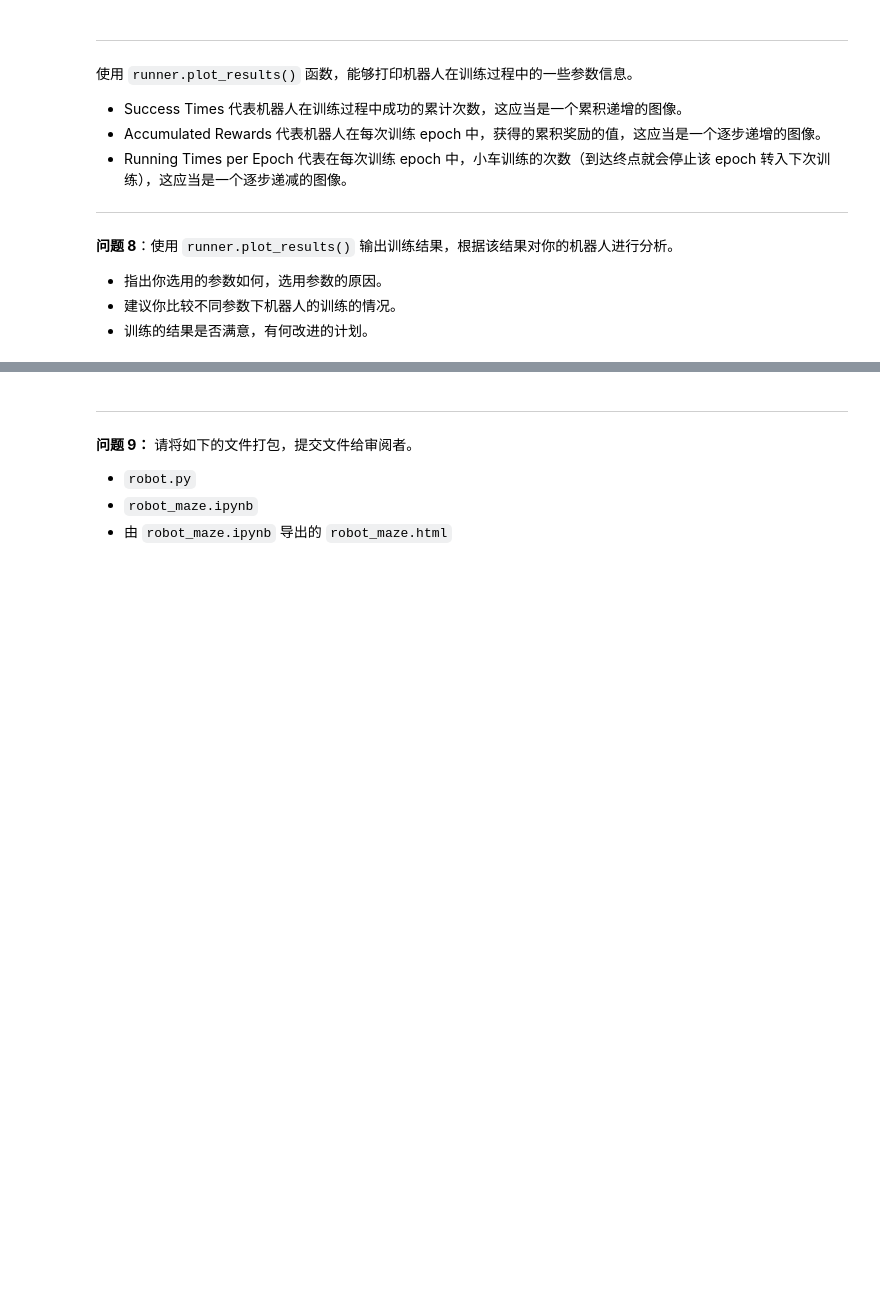
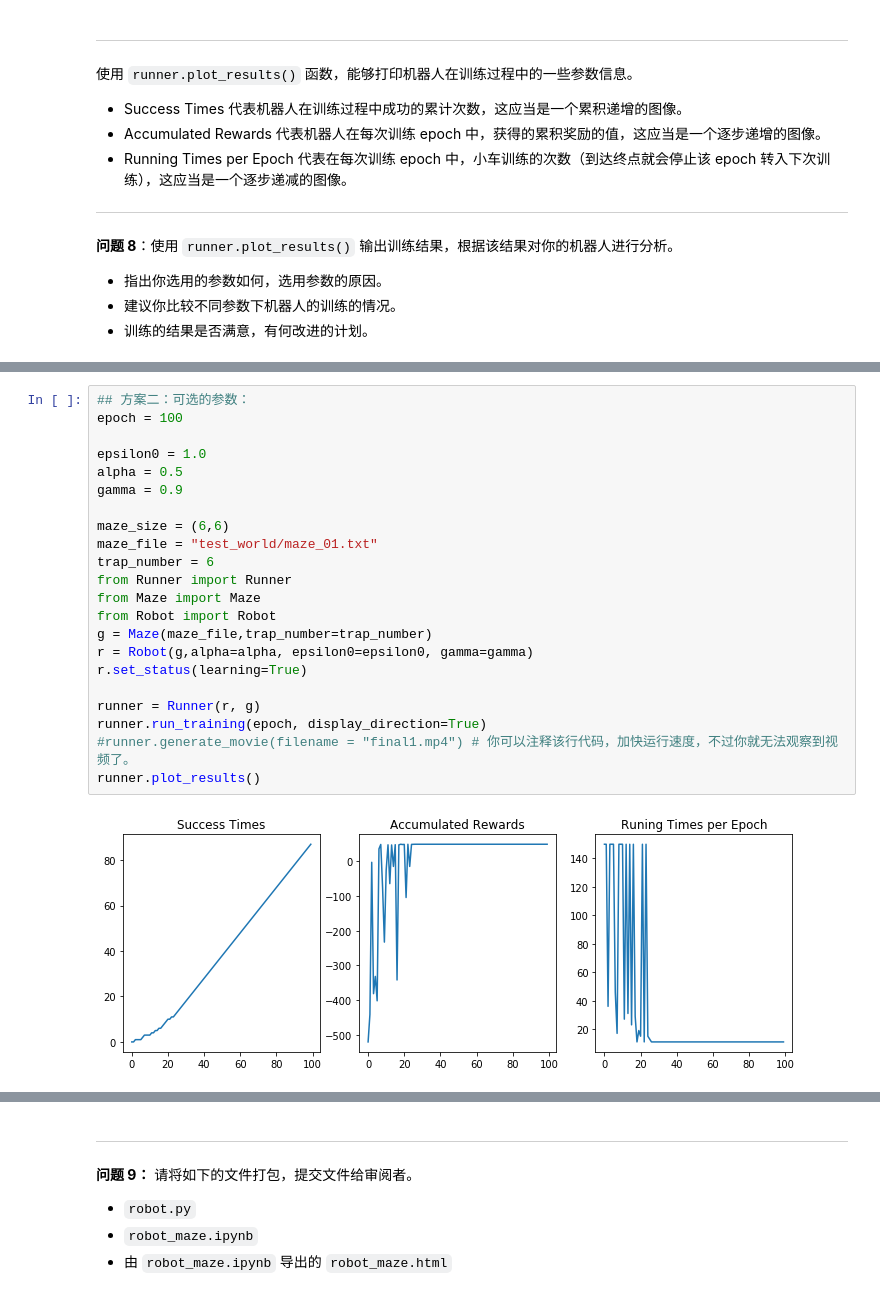
Before and after one commit to versun/udacity_projects, a Jupyter notebook: 2-机器学习工程师/E-强化学习/P5_MLND_CN_Reinforcement_Learning-master/robot_maze.ipynb, the cells around one changed output, grey strips where cells are left out. Saved outputs shown, nothing was run; the diff lists cells and outputs as text; blank space fills up the shorter version.

```diff
--- a/2-机器学习工程师/E-强化学习/P5_MLND_CN_Reinforcement_Learning-master/robot_maze.ipynb
+++ b/2-机器学习工程师/E-强化学习/P5_MLND_CN_Reinforcement_Learning-master/robot_maze.ipynb
@@ -275,0 +278,24 @@ runner.plot_results()
+# %%
+## 方案二：可选的参数：
+epoch = 100
+
+epsilon0 = 1.0
+alpha = 0.5
+gamma = 0.9
+
+maze_size = (6,6)
+maze_file = "test_world/maze_01.txt"
+trap_number = 6
+from Runner import Runner
+from Maze import Maze
+from Robot import Robot
+g = Maze(maze_file,trap_number=trap_number)
+r = Robot(g,alpha=alpha, epsilon0=epsilon0, gamma=gamma)
+r.set_status(learning=True)
+
+runner = Runner(r, g)
+runner.run_training(epoch, display_direction=True)
+#runner.generate_movie(filename = "final1.mp4") # 你可以注释该行代码，加快运行速度，不过你就无法观察到视频了。
+runner.plot_results()
+# %% [output]
+[figure, added]
```
Also changed, not shown: parts of 12 cells of this notebook, 3 other files.
